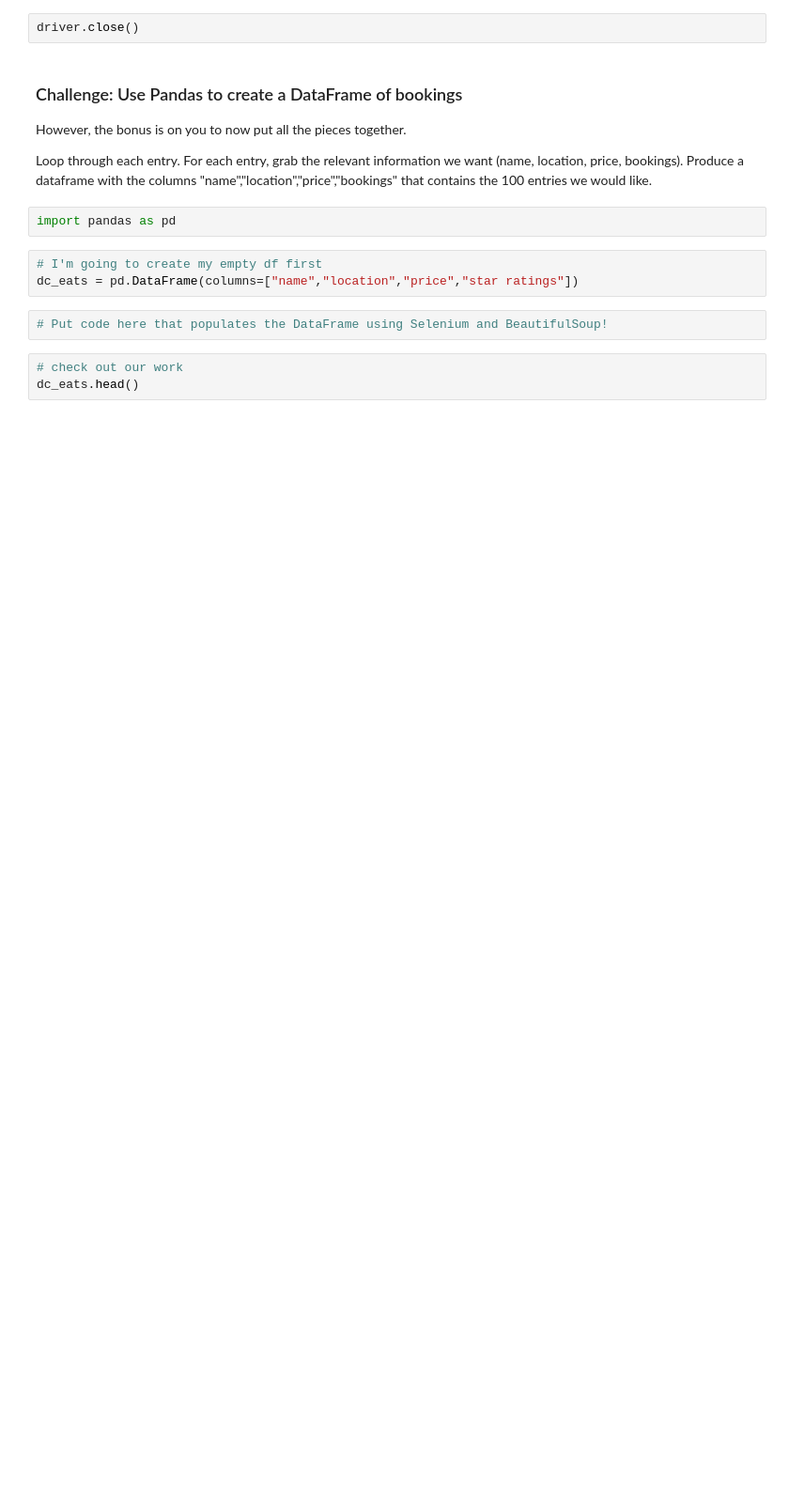
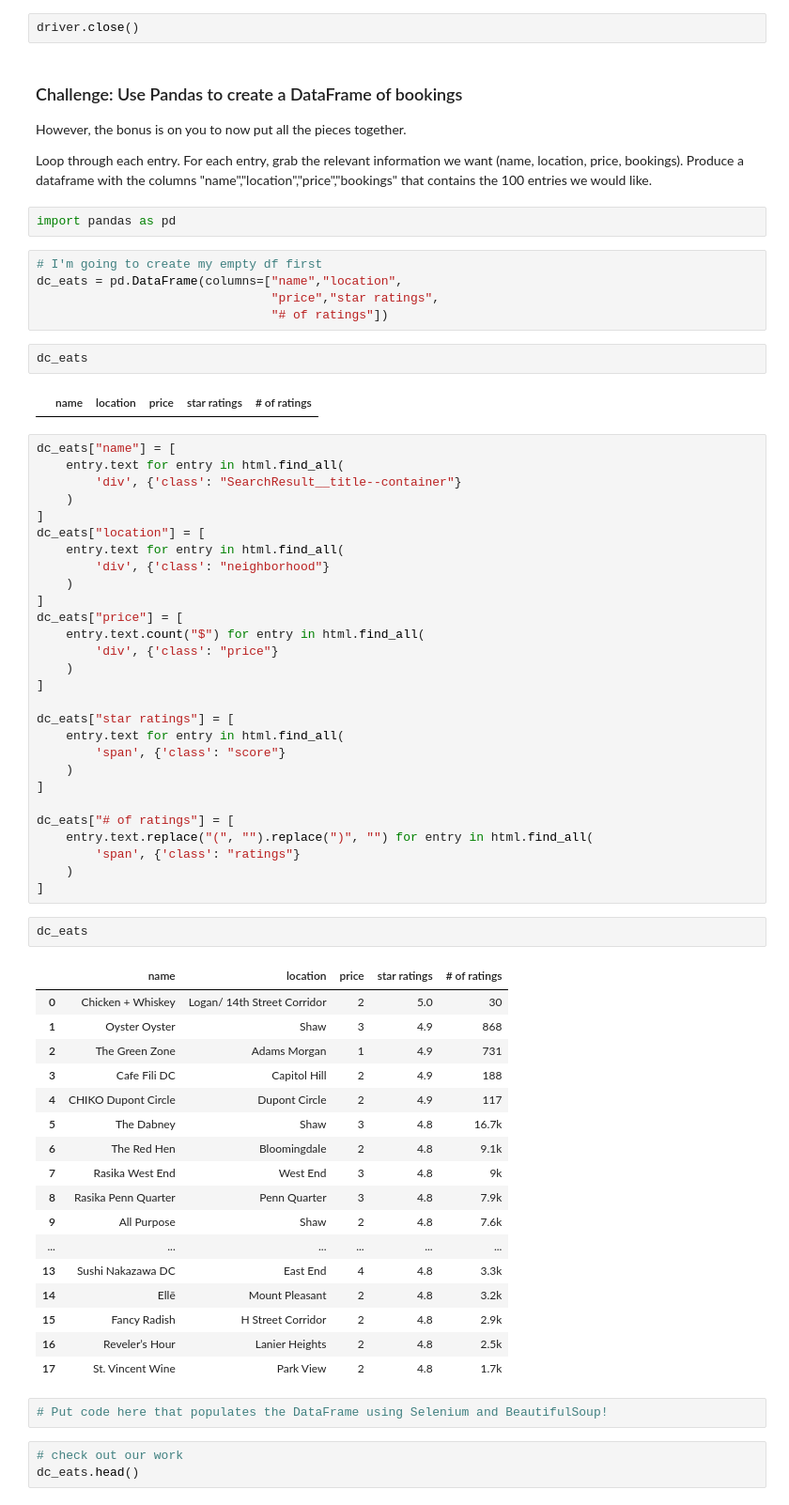
Before and after one commit to aidanconnolly/ga-ds829-getting-data-APIs, a Jupyter notebook: webscraping-in-class.ipynb, the cells around one changed output. Shown: that part at 94% size. Cells and saved outputs as stored; diff of their text form; blank space fills up the shorter version.

```diff
--- a/webscraping-in-class.ipynb
+++ b/webscraping-in-class.ipynb
@@ -347,7 +393,61 @@ Loop through each entry. For each entry, grab the relevant information we want (
 import pandas as pd
 # %%
 # I'm going to create my empty df first
-dc_eats = pd.DataFrame(columns=["name","location","price","star ratings"])
+dc_eats = pd.DataFrame(columns=["name","location",
+                                "price","star ratings",
+                                "# of ratings"])
+# %%
+dc_eats
+# %% [output]
+|  | name | location | price | star ratings | # of ratings |
+# %%
+dc_eats["name"] = [
+    entry.text for entry in html.find_all(
+        'div', {'class': "SearchResult__title--container"}
+    )
+]
+dc_eats["location"] = [
+    entry.text for entry in html.find_all(
+        'div', {'class': "neighborhood"}
+    )
+]
+dc_eats["price"] = [
+    entry.text.count("$") for entry in html.find_all(
+        'div', {'class': "price"}
+    )
+]
+
+dc_eats["star ratings"] = [
+    entry.text for entry in html.find_all(
+        'span', {'class': "score"}
+    )
+]
+
+dc_eats["# of ratings"] = [
+    entry.text.replace("(", "").replace(")", "") for entry in html.find_all(
+        'span', {'class': "ratings"}
+    )
+]
+# %%
+dc_eats
+# %% [output]
+|  | name | location | price | star ratings | # of ratings |
+| 0 | Chicken + Whiskey | Logan/ 14th Street Corridor | 2 | 5.0 | 30 |
+| 1 | Oyster Oyster | Shaw | 3 | 4.9 | 868 |
+| 2 | The Green Zone | Adams Morgan | 1 | 4.9 | 731 |
+| 3 | Cafe Fili DC | Capitol Hill | 2 | 4.9 | 188 |
+| 4 | CHIKO Dupont Circle | Dupont Circle | 2 | 4.9 | 117 |
+| 5 | The Dabney | Shaw | 3 | 4.8 | 16.7k |
+| 6 | The Red Hen | Bloomingdale | 2 | 4.8 | 9.1k |
+| 7 | Rasika West End | West End | 3 | 4.8 | 9k |
+| 8 | Rasika Penn Quarter | Penn Quarter | 3 | 4.8 | 7.9k |
+| 9 | All Purpose | Shaw | 2 | 4.8 | 7.6k |
+| ... | ... | ... | ... | ... | ... |
+| 13 | Sushi Nakazawa DC | East End | 4 | 4.8 | 3.3k |
+| 14 | Ellē | Mount Pleasant | 2 | 4.8 | 3.2k |
+| 15 | Fancy Radish | H Street Corridor | 2 | 4.8 | 2.9k |
+| 16 | Reveler’s Hour | Lanier Heights | 2 | 4.8 | 2.5k |
+| 17 | St. Vincent Wine | Park View | 2 | 4.8 | 1.7k |
 # %%
 # Put code here that populates the DataFrame using Selenium and BeautifulSoup!
 # %%
```
Also changed, not shown: parts of 14 cells of this notebook, 1 other file.
